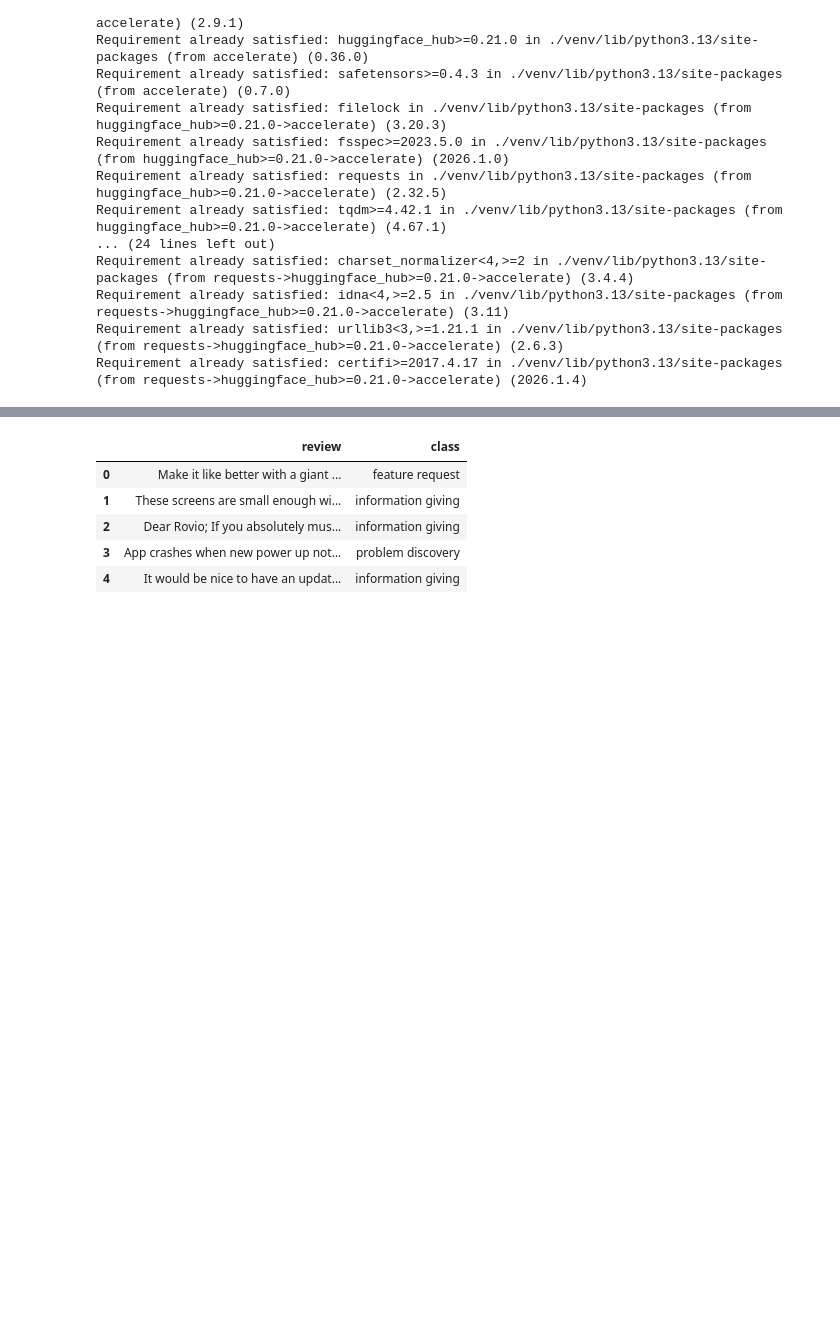
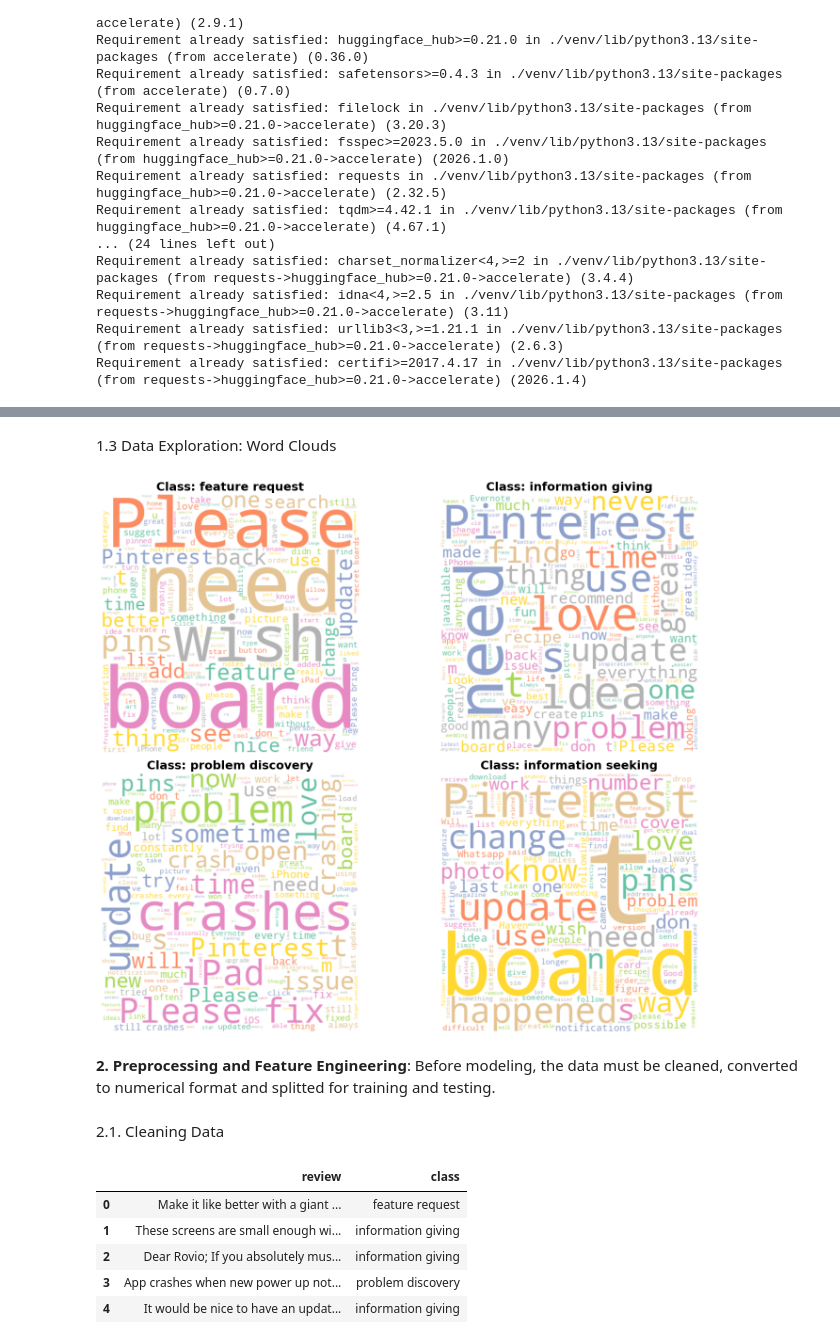
Before and after one commit to kebal7/review-radar, a Jupyter notebook: main.ipynb, the cells around one changed output, grey strips where cells are left out. Cells and saved outputs as stored; diff of their text form; code cells hidden in the pictures; blank space fills up the shorter version.

Commit message:
chore: refining format

```diff
--- a/main.ipynb
+++ b/main.ipynb
@@ -98,3 +175,45 @@ Name: count, dtype: int64
+# %% [markdown]
+1.3 Data Exploration: Word Clouds
+# %%
+from wordcloud import WordCloud, STOPWORDS
+import matplotlib.pyplot as plt
+
+# 1. Setup Stopwords
+stopwords = set(STOPWORDS)
+stopwords.update(["and", "it", "to", "the", "is", "of", "app", "this", "my", "pin"])
+
+# 2. Get the list of unique classes
+classes = df['class'].unique()
+
+# 3. Create a multi-plot figure
+fig, axes = plt.subplots(2, 2, figsize=(16, 12))
+axes = axes.flatten()
+
+for i, cls in enumerate(classes):
+    # Filter text by class using the original 'df'
+    text_data = " ".join(review for review in df[df['class'] == cls].review)
+
+    # Generate Word Cloud
+    wordcloud = WordCloud(
+        width=400, height=400,
+        background_color='white',
+        stopwords=stopwords,
+        colormap='Set2'
+    ).generate(text_data)
+
+    # Plot in subplot
+    axes[i].imshow(wordcloud, interpolation='bilinear')
+    axes[i].set_title(f"Class: {cls}", fontsize=18, fontweight='bold')
+    axes[i].axis("off")
+
+plt.tight_layout()
+plt.show()
+# %% [output]
+[figure, added]
+# %% [markdown]
+**2. Preprocessing and Feature Engineering**: Before modeling, the data must be cleaned, converted to numerical format and splitted for training and testing.
+# %% [markdown]
+2.1. Cleaning Data
 # %%
 #removing extra id column
 df_id_removed = df.drop(columns=['id'])
```
Also changed, not shown: parts of 31 cells of this notebook.
